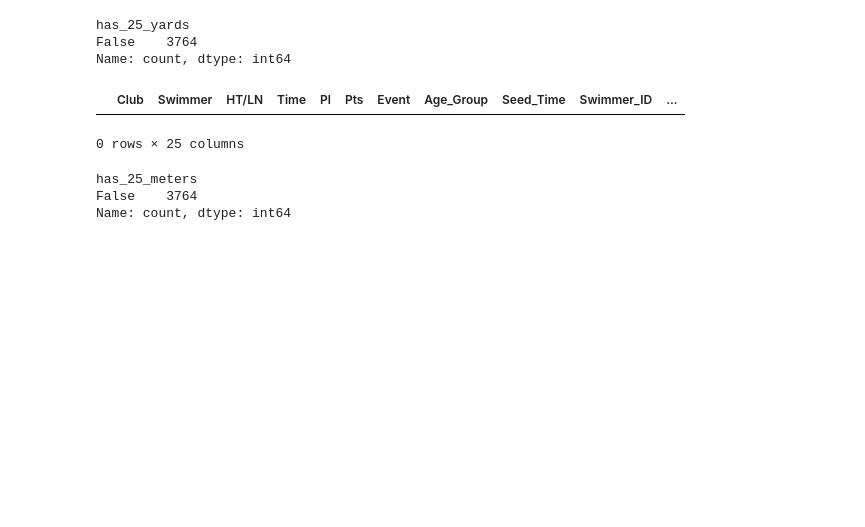
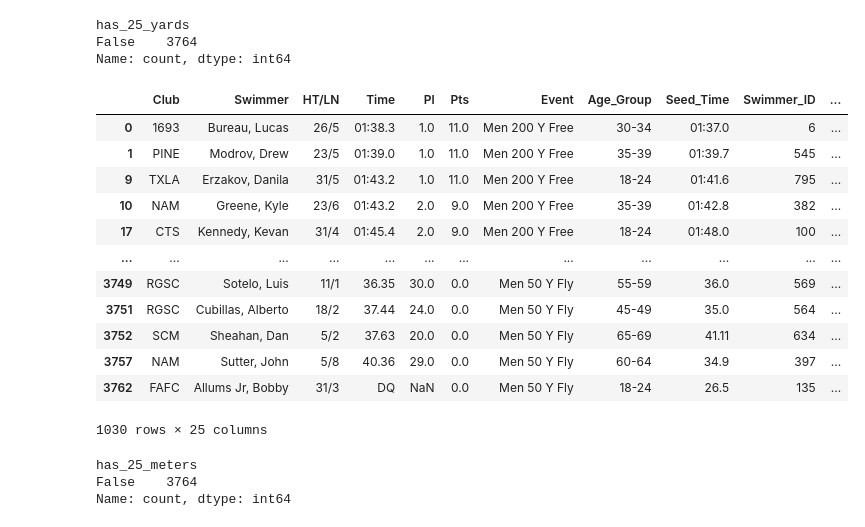
Before and after one commit to ZlataSparrow/An-Introduction-to-Statistical-Learning-Python, a Jupyter notebook: notebook/notebook_1.ipynb, the cells around one changed output. Drawn from its saved outputs; the diff is of its cells as text; code cells hidden in the pictures; blank space fills up the shorter version.

```diff
--- a/notebook/notebook_1.ipynb
+++ b/notebook/notebook_1.ipynb
@@ -628,10 +628,21 @@ has_25_yards
 False    3764
 Name: count, dtype: int64
 # %%
-Men_data[Men_data['indo'] == True]
+Men_data[Men_data['indoor_pool_lengths'] == "['25 Yards']"]
 # %% [output]
 |  | Club | Swimmer | HT/LN | Time | Pl | Pts | Event | Age_Group | Seed_Time | Swimmer_ID | ... |
+| 0 | 1693 | Bureau, Lucas | 26/5 | 01:38.3 | 1.0 | 11.0 | Men 200 Y Free | 30-34 | 01:37.0 | 6 | ... |
+| 1 | PINE | Modrov, Drew | 23/5 | 01:39.0 | 1.0 | 11.0 | Men 200 Y Free | 35-39 | 01:39.7 | 545 | ... |
+| 9 | TXLA | Erzakov, Danila | 31/5 | 01:43.2 | 1.0 | 11.0 | Men 200 Y Free | 18-24 | 01:41.6 | 795 | ... |
+| 10 | NAM | Greene, Kyle | 23/6 | 01:43.2 | 2.0 | 9.0 | Men 200 Y Free | 35-39 | 01:42.8 | 382 | ... |
+| 17 | CTS | Kennedy, Kevan | 31/4 | 01:45.4 | 2.0 | 9.0 | Men 200 Y Free | 18-24 | 01:48.0 | 100 | ... |
+| ... | ... | ... | ... | ... | ... | ... | ... | ... | ... | ... | ... |
+| 3749 | RGSC | Sotelo, Luis | 11/1 | 36.35 | 30.0 | 0.0 | Men 50 Y Fly | 55-59 | 36.0 | 569 | ... |
+| 3751 | RGSC | Cubillas, Alberto | 18/2 | 37.44 | 24.0 | 0.0 | Men 50 Y Fly | 45-49 | 35.0 | 564 | ... |
+| 3752 | SCM | Sheahan, Dan | 5/2 | 37.63 | 20.0 | 0.0 | Men 50 Y Fly | 65-69 | 41.11 | 634 | ... |
+| 3757 | NAM | Sutter, John | 5/8 | 40.36 | 29.0 | 0.0 | Men 50 Y Fly | 60-64 | 34.9 | 397 | ... |
+| 3762 | FAFC | Allums Jr, Bobby | 31/3 | DQ | NaN | 0.0 | Men 50 Y Fly | 18-24 | 26.5 | 135 | ... |
-0 rows × 25 columns
+1030 rows × 25 columns
 # %%
 
 Men_data['has_25_meters'].value_counts()
```
